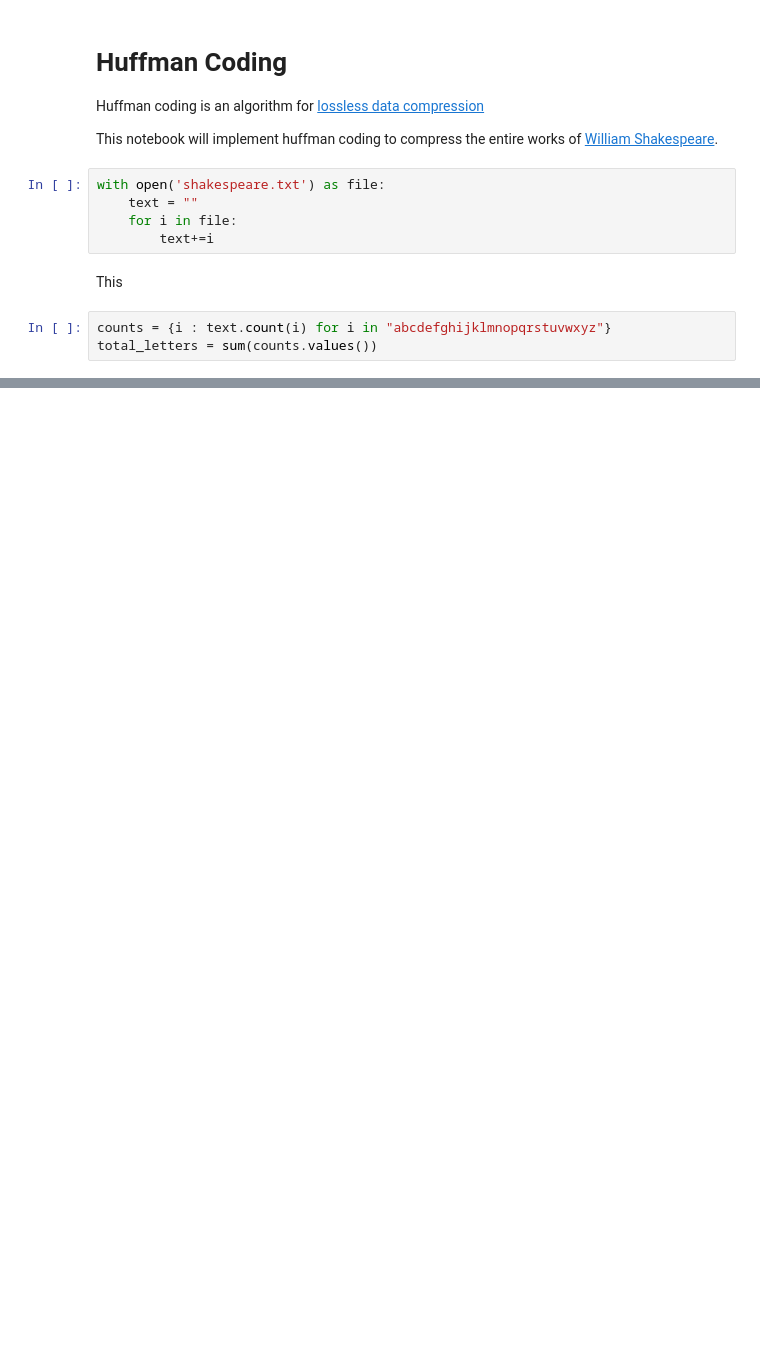
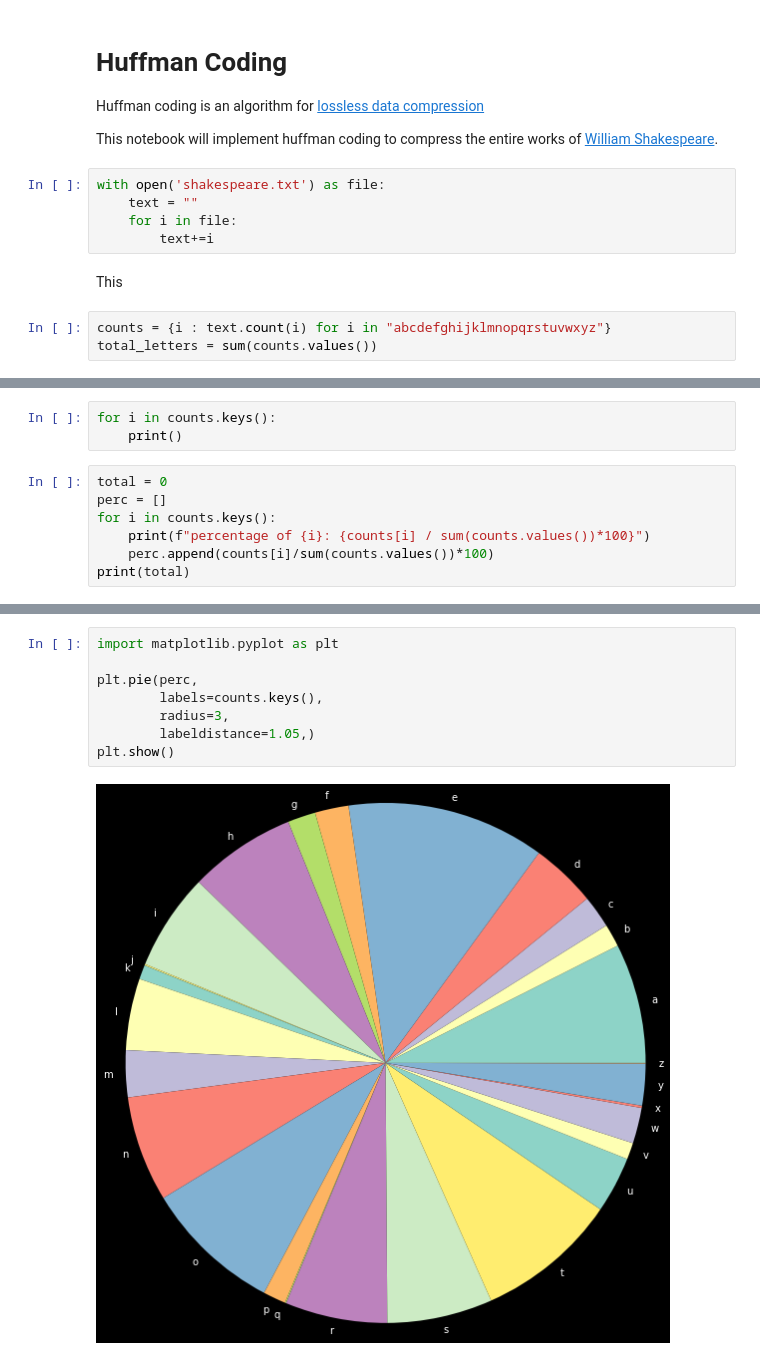
Before and after one commit to ADHFMZ7/compression, a Jupyter notebook: huffman_codes.ipynb, the cells around one changed output, grey strips where cells are left out. Saved outputs shown, nothing was run; the diff lists cells and outputs as text; blank space fills up the shorter version.

```diff
--- a/huffman_codes.ipynb
+++ b/huffman_codes.ipynb
@@ -36,0 +19,10 @@ counts
+# %%
+for i in counts.keys():
+    print()
+# %%
+total = 0
+perc = []
+for i in counts.keys():
+    print(f"percentage of {i}: {counts[i] / sum(counts.values())*100}")
+    perc.append(counts[i]/sum(counts.values())*100)
+print(total)
@@ -36,0 +47,10 @@ counts
+# %%
+import matplotlib.pyplot as plt
+
+plt.pie(perc,
+        labels=counts.keys(),
+        radius=3,
+        labeldistance=1.05,)
+plt.show()
+# %% [output]
+[figure, added]
```
Also changed, not shown: parts of 3 cells of this notebook, 1 other file.
